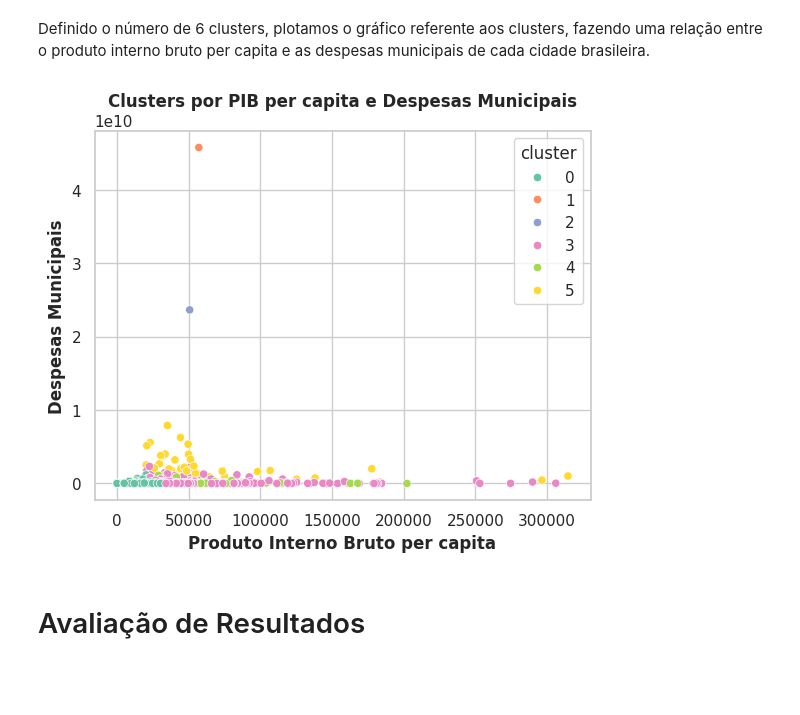
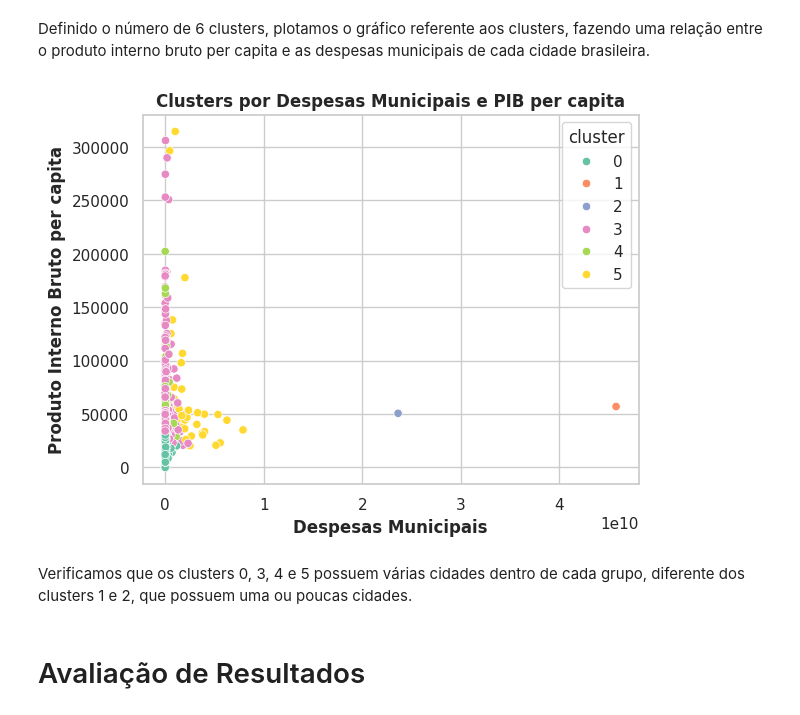
Before and after one commit to bernardosnap/MVP---Sprint-An-lise-de-Dados-e-Boas-Pr-ticas, a Jupyter notebook: Análise_de_Dados_Cidades_Brasileiras.ipynb, the cells around one changed output. Saved outputs shown, nothing was run; the diff lists cells and outputs as text; code cells hidden in the pictures; blank space fills up the shorter version.

```diff
--- a/Análise_de_Dados_Cidades_Brasileiras.ipynb
+++ b/Análise_de_Dados_Cidades_Brasileiras.ipynb
@@ -573,13 +573,15 @@ cidadesBR['cluster'] = kmeans.labels_
 # %% [markdown]
 Definido o número de 6 clusters, plotamos o gráfico referente aos clusters, fazendo uma relação entre o produto interno bruto per capita e as despesas municipais de cada cidade brasileira.
 # %%
-sns.scatterplot(x='GDP_CAPITA', y='MUN_EXPENDIT', hue='cluster', data=cidadesBR, palette='Set2', legend='full')
-plt.title('Clusters por PIB per capita e Despesas Municipais', fontweight='bold')
-plt.xlabel('Produto Interno Bruto per capita', fontweight='bold')
-plt.ylabel('Despesas Municipais', fontweight='bold')
+sns.scatterplot(x='MUN_EXPENDIT', y='GDP_CAPITA', hue='cluster', data=cidadesBR, palette='Set2', legend='full')
+plt.title('Clusters por Despesas Municipais e PIB per capita', fontweight='bold')
+plt.xlabel('Despesas Municipais', fontweight='bold')
+plt.ylabel('Produto Interno Bruto per capita', fontweight='bold')
 plt.show()
 # %% [output]
-[figure, old version]
+[figure, new version]
+# %% [markdown]
+Verificamos que os clusters 0, 3, 4 e 5 possuem várias cidades dentro de cada grupo, diferente dos clusters 1 e 2, que possuem uma ou poucas cidades.
 # %% [markdown]
 # Avaliação de Resultados
 # %% [markdown]
```
Also changed, not shown: parts of 4 cells of this notebook.
